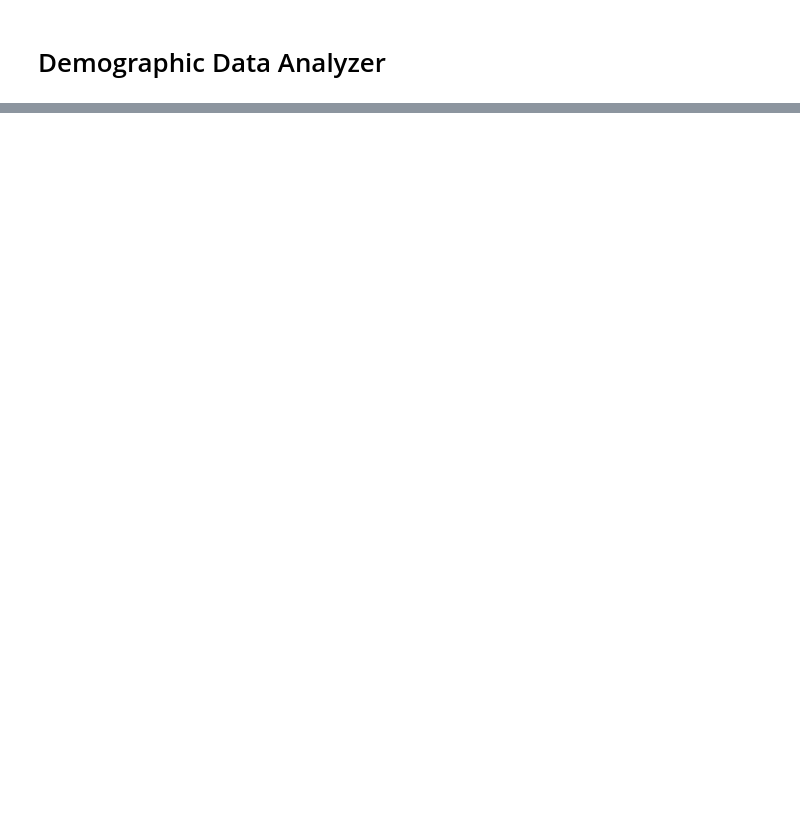
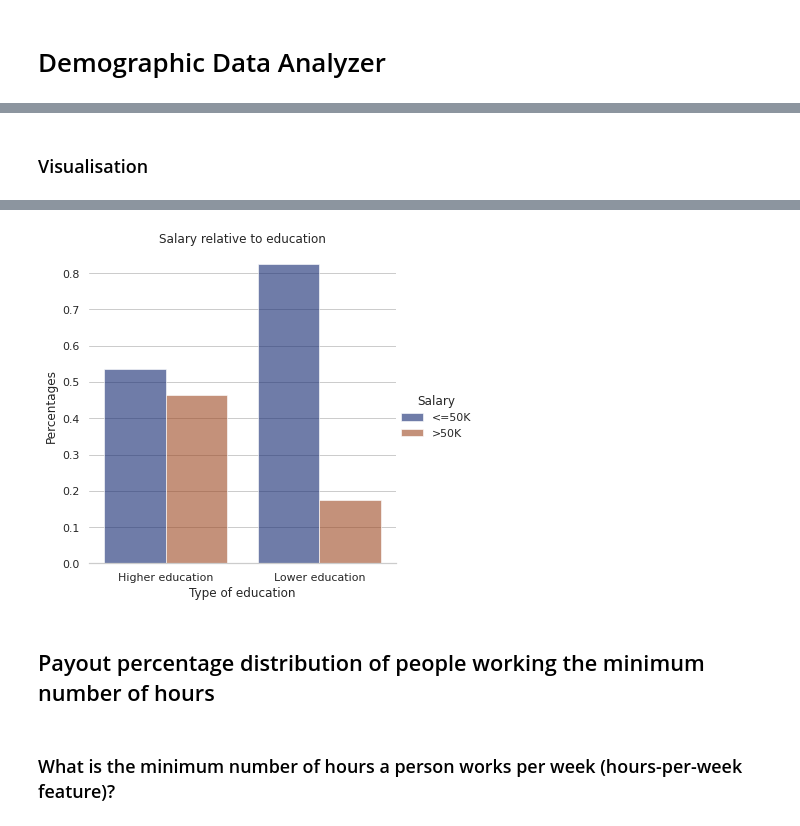
Before and after one commit to JakubPyt/Demographic_Data_Analyzer, a Jupyter notebook: Demographic_Data_Analyzer.ipynb, the cells around one changed output, grey strips where cells are left out. Drawn from its saved outputs; the diff is of its cells as text; code cells hidden in the pictures; blank space fills up the shorter version.

```diff
--- a/Demographic_Data_Analyzer.ipynb
+++ b/Demographic_Data_Analyzer.ipynb
@@ -148,0 +227,60 @@ Name: race, dtype: int64
+# %% [markdown]
+### Visualisation
+# %%
+# Seaborn
+
+# For this visualisation I had to rebuild dataset to other form
+
+# First let's do a copy
+data_visualisation = data.copy()
+
+# In new dataset we add column 'type-education'
+# with values "Higher education" and "Lower education"
+# based on a column 'education'
+data_visualisation['type-education'] = np.where(
+    ((data_visualisation['education'] == "Doctorate")
+    | (data_visualisation['education'] == "Bachelors")
+    | (data_visualisation['education'] == "Masters")),
+    "Higher education",
+    "Lower education"
+)
+
+# Abracadabra
+data_visualisation = (data_visualisation
+    # We group dataset by column 'type-education'
+    .groupby('type-education')['salary']
+    # At the same time, we count values with normalize
+    # In column 'salary', for each group
+    .value_counts(normalize=True)
+    # Now we have small grouped dataset with values from value_counts
+    # But now it will be difficult to visualize our dataset
+    # So we unsack column salary into two columns
+    .unstack()
+    # And then back to form with one column salary
+    # But now, values from value_counts is other column
+    .melt(ignore_index=False)
+    # And now we can reset index to have columns
+    # With salary and type education
+    # Insted of Multiindex with them
+    .reset_index())
+
+# Finally we can create chart
+sns.set_theme(style="whitegrid")
+
+g = sns.catplot(
+    data=data_visualisation,
+    x='type-education',
+    y='value',
+    hue='salary',
+    kind='bar',
+    palette="dark",
+    alpha=.6,
+)
+
+g.despine(left=True)
+g.set(title='Salary relative to education')
+g.set_axis_labels("Type of education", "Percentages")
+g.legend.set_title("Salary")
+
+plt.show()
+# %% [output]
@@ -148,0 +293,5 @@ Name: race, dtype: int64
+[figure, added]
+# %% [markdown]
+## Payout percentage distribution of people working the minimum number of hours
+# %% [markdown]
+### What is the minimum number of hours a person works per week (hours-per-week feature)?
```
Also changed, not shown: parts of 36 cells of this notebook.
